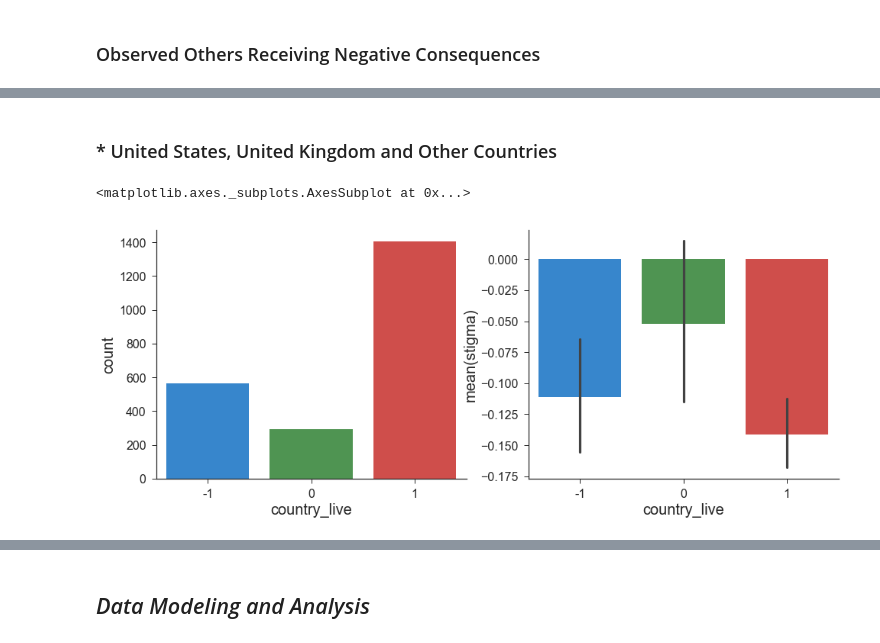
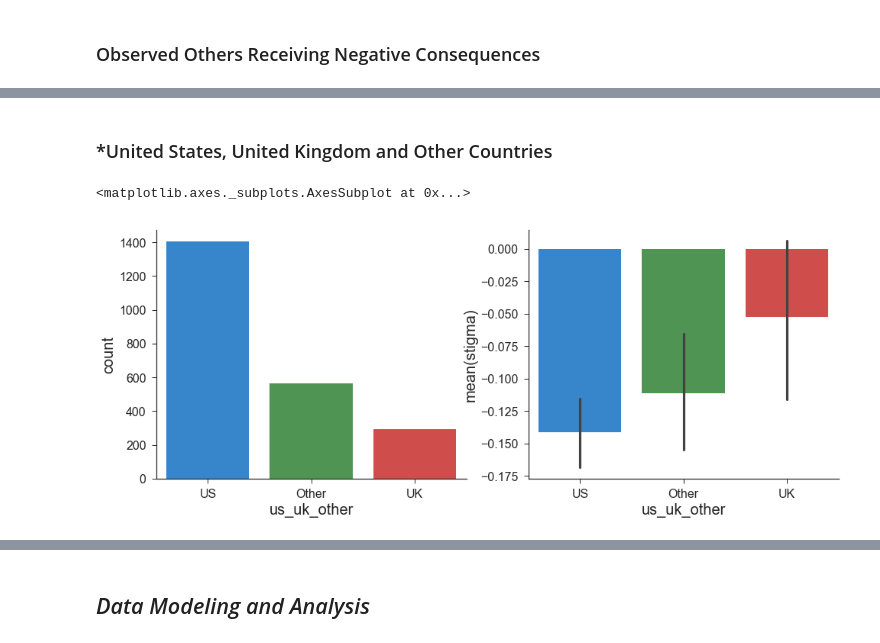
Before and after one commit to phuongho43/cogs108-mental_health, a Jupyter notebook: FinalProject.ipynb, the cells around one changed output, grey strips where cells are left out. Drawn from its saved outputs; the diff is of its cells as text; code cells hidden in the pictures.

```diff
--- a/FinalProject.ipynb
+++ b/FinalProject.ipynb
@@ -479,20 +517,20 @@ combined_df.loc[(combined_df.phys_interv == 'Yes'), 'phys_interv'] = 1
 # %% [markdown]
 ### Mental vs Physical
 # %%
-combined_df.loc[(combined_df.ment_vs_phys == 'No'), 'ment_vs_phys'] = -1
-combined_df.loc[(combined_df.ment_vs_phys == 'I don\'t know') | (
-    combined_df.ment_vs_phys == 'Don\'t know'), 'ment_vs_phys'] = 0
-combined_df.loc[(combined_df.ment_vs_phys == 'Yes'), 'ment_vs_phys'] = 1
+# combined_df.loc[(combined_df.ment_vs_phys == 'No'), 'ment_vs_phys'] = -1
+# combined_df.loc[(combined_df.ment_vs_phys == 'I don\'t know') | (
+#     combined_df.ment_vs_phys == 'Don\'t know'), 'ment_vs_phys'] = 0
+# combined_df.loc[(combined_df.ment_vs_phys == 'Yes'), 'ment_vs_phys'] = 1
 # %% [markdown]
 ### *Physical-Mental Rating
 # %%
 # Lumped rating to describe person's perception mental vs physical health stigma
 # 1 = mental is worst off
 # -1 = physical is worst off
-combined_df['phys_ment'] = ((
-    combined_df.ment_conseq - combined_df.ment_interv) - (
-    combined_df.phys_conseq - combined_df.phys_interv) + (
-    combined_df.ment_vs_phys))/5
+# combined_df['phys_ment'] = ((
+#     combined_df.ment_conseq - combined_df.ment_interv) - (
+#     combined_df.phys_conseq - combined_df.phys_interv) + (
+#     combined_df.ment_vs_phys))/5
 # %% [markdown]
 ### Date Submitted
 # %%
@@ -761,8 +779,8 @@ sns.barplot(x='num_employees', y='stigma', data=combined_df, ax=ax2)
 <matplotlib.axes._subplots.AxesSubplot at 0x...>
 [figure]
 # %%
-combined_df.loc[(combined_df.num_employees == 'More than 1000'), 'big_company'] = 1
-combined_df.loc[(combined_df.num_employees != 'More than 1000'), 'big_company'] = 0
+combined_df.loc[(combined_df.num_employees == '1000+'), 'big_company'] = 1
+combined_df.loc[(combined_df.num_employees != '1000+'), 'big_company'] = 0
 combined_df.big_company = combined_df.big_company.astype(int)
 # %%
 combined_df.head()
@@ -871,17 +889,18 @@ sns.barplot(x='obs_conseq', y='stigma', data=combined_df, ax=ax2)
 # %% [markdown]
-### * United States, United Kingdom and Other Countries
+### *United States, United Kingdom and Other Countries
 # %%
-combined_df.loc[((combined_df.country_live != 'United States') & (combined_df.country_live != 'United Kingdom'), 'country_live')] = 'Other'
-combined_df.loc[(combined_df['country_live'] == 'United States', 'country_live')] = 1
-combined_df.loc[(combined_df['country_live'] == 'United Kingdom', 'country_live')] = 0
-combined_df.loc[(combined_df['country_live'] == 'Other', 'country_live')] = -1
+combined_df.loc[((combined_df.country_live != 'United States') & (combined_df.country_live != 'United Kingdom'), 'us_uk_other')] = 'Other'
+combined_df.loc[((combined_df.country_live == 'United States'), 'us_uk_other')] = 'US'
+combined_df.loc[((combined_df.country_live == 'United Kingdom'), 'us_uk_other')] = 'UK'
+us_uk_other_dummies = pd.get_dummies(combined_df.us_uk_other, prefix='country', drop_first=True)
+combined_df = combined_df.join(us_uk_other_dummies)
 # %%
 fig, (ax1, ax2) = plt.subplots(1, 2, figsize=(16,6))
-sns.countplot(x='country_live', data=combined_df, ax=ax1)
-sns.barplot(x='country_live', y='stigma', data=combined_df, ax=ax2)
+sns.countplot(x='us_uk_other', data=combined_df, ax=ax1)
+sns.barplot(x='us_uk_other', y='stigma', data=combined_df, ax=ax2)
 # %% [output]
 <matplotlib.axes._subplots.AxesSubplot at 0x...>
-[figure, old version]
+[figure, new version]
 # %%
 combined_df.head()
 # %% [output]
```
Also changed, not shown: parts of 79 cells of this notebook.
